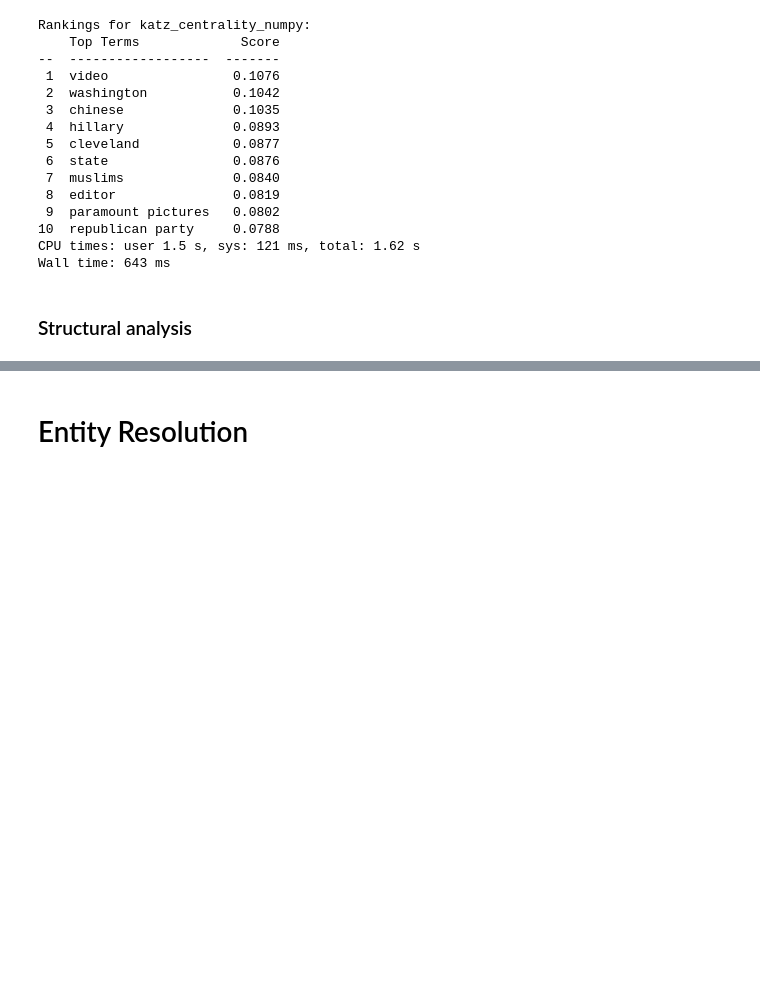
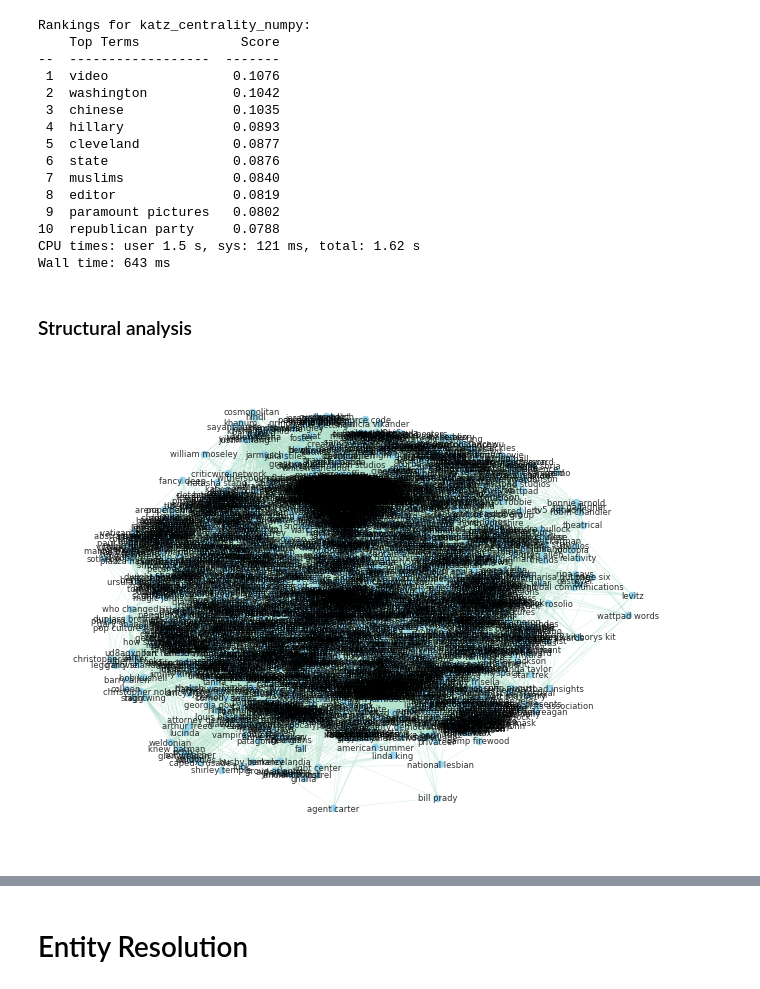
Before and after one commit to rjafarau/atap, a Jupyter notebook: python/source/09_Graph_Analysis_of_Text.ipynb, the cells around one changed output, grey strips where cells are left out. Drawn from its saved outputs; the diff is of its cells as text; code cells hidden in the pictures; blank space fills up the shorter version.

Commit message:
Continue chapter 09 Graph Analysis of Text

```diff
--- a/python/source/09_Graph_Analysis_of_Text.ipynb
+++ b/python/source/09_Graph_Analysis_of_Text.ipynb
@@ -511,3 +512,15 @@ CPU times: user 1.5 s, sys: 121 ms, total: 1.62 s
 Wall time: 643 ms
 # %% [markdown]
 ### Structural analysis
+# %%
+H = nx.ego_graph(G, 'hollywood')
+edges, weights = zip(*nx.get_edge_attributes(H, 'weight').items())
+pos = nx.spring_layout(H, k=0.3, iterations=40)
+nx.draw(
+    H, pos, node_color='skyblue', node_size=20, edgelist=edges,
+    edge_color=weights, width=0.25, edge_cmap=plt.cm.Pastel2,
+    with_labels=True, font_size=6, alpha=0.8
+)
+plt.show()
+# %% [output]
+[figure, added]
```
Also changed, not shown: parts of 7 cells of this notebook, 1 other file.
